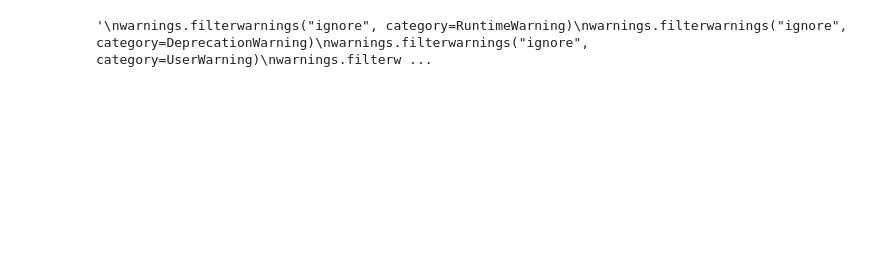
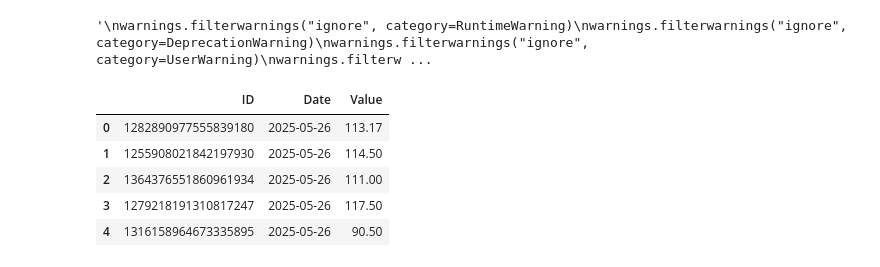
Before and after one commit to bacaSantiago/Time-series-TDA-, a Jupyter notebook: test.ipynb, the cells around one changed output. Cells and saved outputs as stored; diff of their text form; code cells hidden in the pictures; blank space fills up the shorter version.

```diff
--- a/test.ipynb
+++ b/test.ipynb
@@ -153,10 +153,10 @@ def build_umap_and_distances():
     dist_matrix = squareform(pdist(df_space.drop(columns=["ID", 'Base fee']).values, metric="euclidean"))
     df_dist = pd.DataFrame(dist_matrix, index=df_space['ID'], columns=df_space['ID'])
 
-    return df_space, df_dist, dist_matrix
+    return df_space, df_dist, dist_matrix, df_prices
 
 
-df_space, df_dist, dist_matrix = build_umap_and_distances()
+df_space, df_dist, dist_matrix, df_prices = build_umap_and_distances()
 # %%
 def umap_space():
     """
@@ -419,0 +576,9 @@ betti_evolution()
+# %%
+df_prices.head()
+# %% [output]
+|  | ID | Date | Value |
+| 0 | 1282890977555839180 | 2025-05-26 | 113.17 |
+| 1 | 1255908021842197930 | 2025-05-26 | 114.50 |
+| 2 | 1364376551860961934 | 2025-05-26 | 111.00 |
+| 3 | 1279218191310817247 | 2025-05-26 | 117.50 |
+| 4 | 1316158964673335895 | 2025-05-26 | 90.50 |
```
Also changed, not shown: parts of 3 cells of this notebook, 2 other files.
